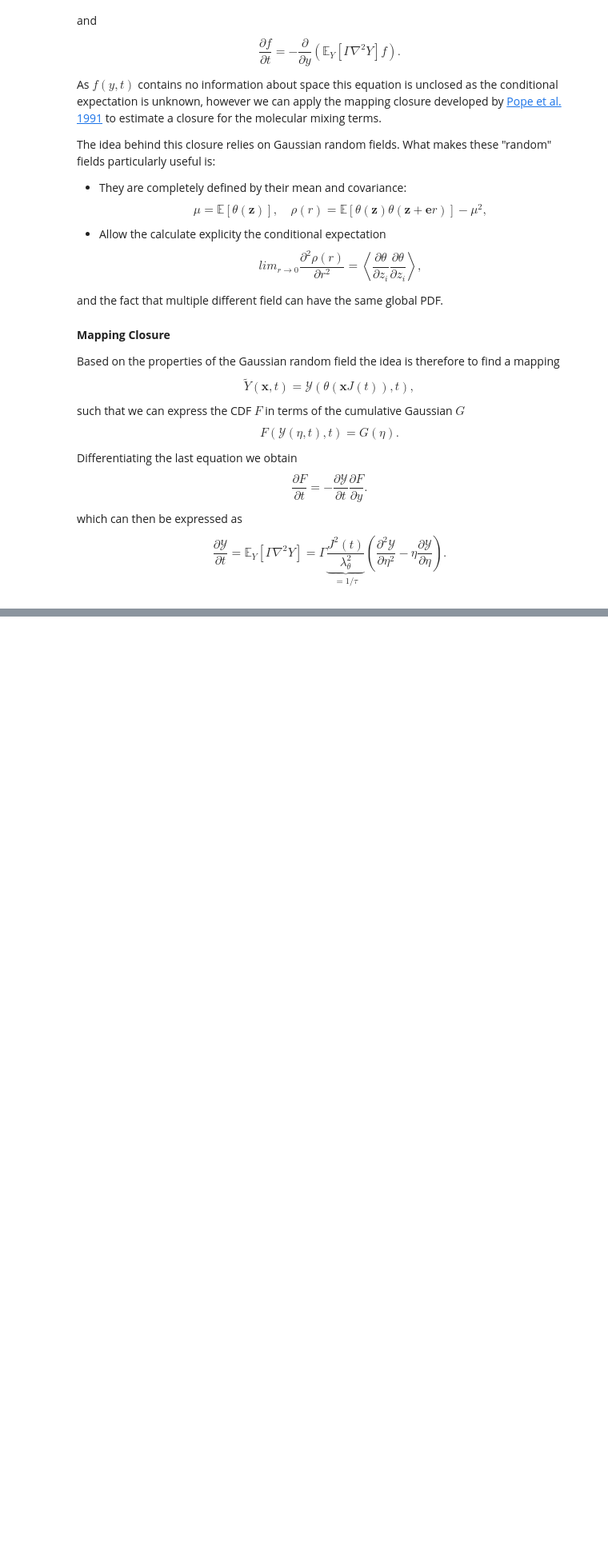
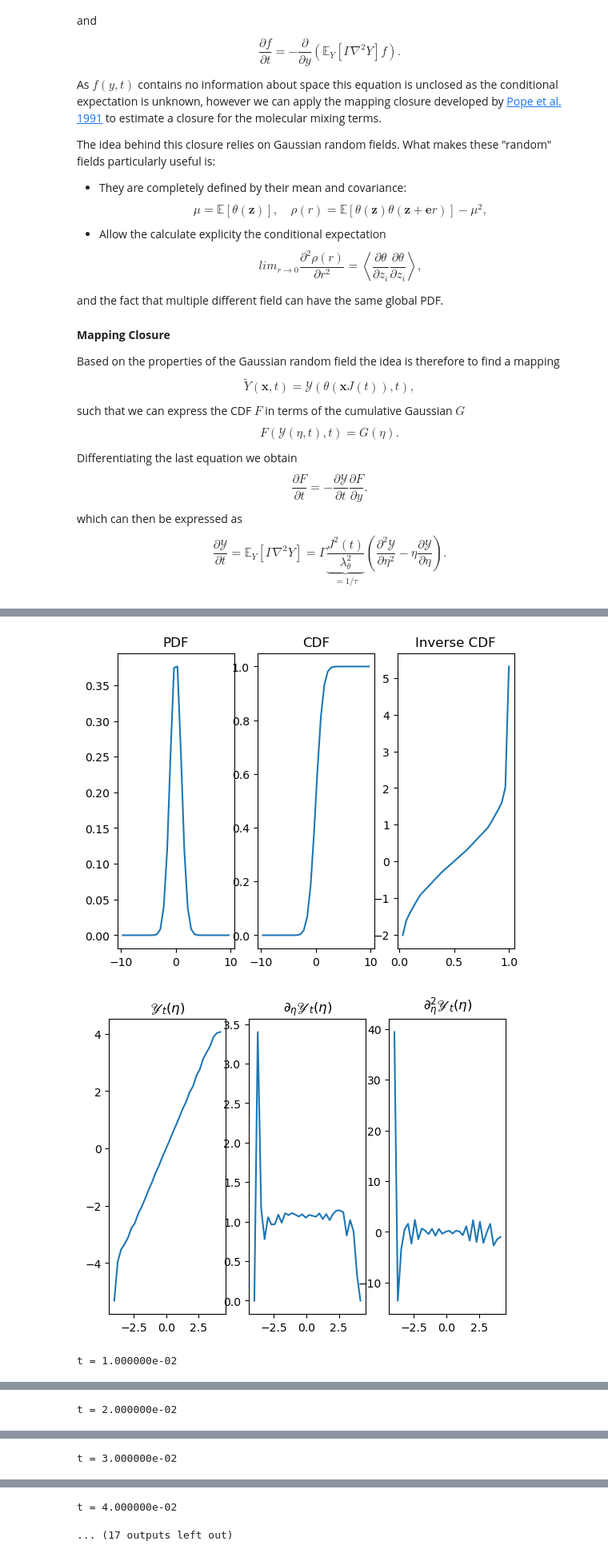
Before and after one commit to mannixp/D.strafity-mapping, a Jupyter notebook: Mapping/Part1_Mapping_Particle_fB.ipynb, the cells around one changed output, grey strips where cells are left out. Shown at 80% size. Cells and saved outputs as stored; diff of their text form; code cells hidden in the pictures; blank space fills up the shorter version.

Commit message:
Recent effort of the mapping in terms of particles

```diff
--- a/Mapping/Part1_Mapping_Particle_fB.ipynb
+++ b/Mapping/Part1_Mapping_Particle_fB.ipynb
@@ -167,70 +214,74 @@ def Y_map(Y, θ, N=32):
 # %%
-import numpy as np
-import matplotlib.pyplot as plt
-from   scipy.stats import gaussian_kde, norm
-from derivatives import grad,laplacian
+from scipy.stats import norm
 
 # Parameters
-num_particles = 10**3  # Number of Monte Carlo samples
-num_steps = 10     # Time steps
-dt = 0.01         # Time step size
-T  = 1
-τ  = 1
+num_particles = 10**5  # Number of Monte Carlo samples
+num_steps = 10**3     # Time steps
+dt = 1e-04         # Time step size
 
-Y_min = -2
-Y_max =  2
+Y_min = -10
+Y_max =  10
 
 # Brownian increments
-dW_t = np.sqrt(dt) * norm.rvs(loc=0, scale=1, size=(num_particles, num_steps, 2))
+dW_t = np.sqrt(dt) * norm.rvs(loc=0, scale=1, size=(num_particles, num_steps))
 
 # Container
 θ = np.zeros((num_particles, num_steps))
 Y = np.zeros((num_particles, num_steps))
 
 # Initial conditions
-θ[:,0] = np.random.normal(0, 1, num_particles)  # Initial condition (Normal distribution)
+θ[:,0] = np.random.normal(0, 1, num_particles)
 
+# Initial condition (Normal distribution)
 Y[:,0] = np.random.normal(0, 1, num_particles)
 
 # Half of the particles to +1 and the other to -1
 #Y[:num_particles//2,0] = 1
 #Y[num_particles//2:,0] =-1
 
-f, η, Y, dY, ddY =
+# Calculate derivatives
+f,g,dY_t, ddY_t = global_terms(Y[:,0], θ[:,0], range=(Y_min,Y_max), N=32, plot=True)
 
 # Euler Maruyama
 for n in range(1, num_steps):
 
-    # if n%(num_steps // 10) == 0:
-    #     plt.plot(η, EY_cη, 'k')
-    #     plt.show()
-    #     plt.hist(Y[:, n-1], bins=50, density=True, alpha=0.6)
-    #     #plt.xlim([-1.1, 1.1])
-    #     plt.show()
+    if n % (num_steps/10) == 0:
+        print('t = %e \n'%(n*dt))
+        plot=True
+    else:
+        plot=False
 
-    # Calculate Y via joint pdf O(num_particles*n_bins) ??
-    f, η, Y, dY, ddY =
+    # Calculate derivatives
+    f,g, dY_t, ddY_t = global_terms(Y[:,n-1], θ[:,n-1], range=[Y_min,Y_max], N=64, plot=plot) #
 
     # Update particles
-    θ[:, n] = θ[:, n-1] -  (      1/T) * (         θ[:, n-1]) * dt +    np.sqrt(2/T) * dW_t[:,n-1,0]
-    Y[:, n] = Y[:, n-1] +  (1/τ + 1/T) * (ddY - dY*θ[:, n-1]) * dt + dY*np.sqrt(2/τ) * dW_t[:,n-1,1]
+    θ[:, n] = θ[:, n-1] -  θ[:, n-1] * dt  +  dW_t[:,n-1]
+    #Y[:, n] = Y[:, n-1] +  (ddY_t - dY_t*θ[:, n-1]) * dt + dY_t * dW_t[:,n-1,1]
+    Y_new = Y[:, n-1] +  (g/f)*(         (-2*θ[:, n-1] - (g/(f**2)) ) * dt  +  dW_t[:,n-1] )
+
+    Y_new[np.isnan(Y_new)] = 0
+    Y[:, n] = Y_new
 
     # Apply Reflecting/bcs
     # Y[:, n] = np.where(Y[:, n] > Y_max, Y_max - (Y[:, n] - Y_max), Y[:, n]) # Reflect back inside
     # Y[:, n] = np.where(Y[:, n] < Y_min, Y_min + (Y_min - Y[:, n]), Y[:, n]) # Reflect back inside
 
 
 # # Estimate the probability density function at final time step using KDE
 # b_values = np.linspace(-1.2, 1.2, 100)
 # kde = gaussian_kde(b[:, -1])
 # pdf_values = kde(b_values)
 
 # # Plot the Monte Carlo histogram and estimated density
 # plt.figure(figsize=(8, 5))
 # plt.hist(b[:, -1], bins=50, density=True, alpha=0.6, label="Monte Carlo Histogram")
 # plt.plot(b_values, pdf_values, 'r-', label="Kernel Density Estimation (KDE)")
 # plt.xlabel("x")
 # plt.ylabel("Probability Density")
 # plt.title("Monte Carlo Solution of Fokker-Planck")
 # plt.legend()
 # plt.show()
+# %% [output]
+[figure, added]
+[figure, added]
+t = 1.000000e-02
@@ -236,0 +290 @@ for n in range(1, num_steps):
+t = 2.000000e-02
@@ -236,0 +293 @@ for n in range(1, num_steps):
+t = 3.000000e-02
@@ -236,0 +296,2 @@ for n in range(1, num_steps):
+t = 4.000000e-02
+... (17 outputs left out)
```
Also changed, not shown: parts of 6 cells of this notebook.
